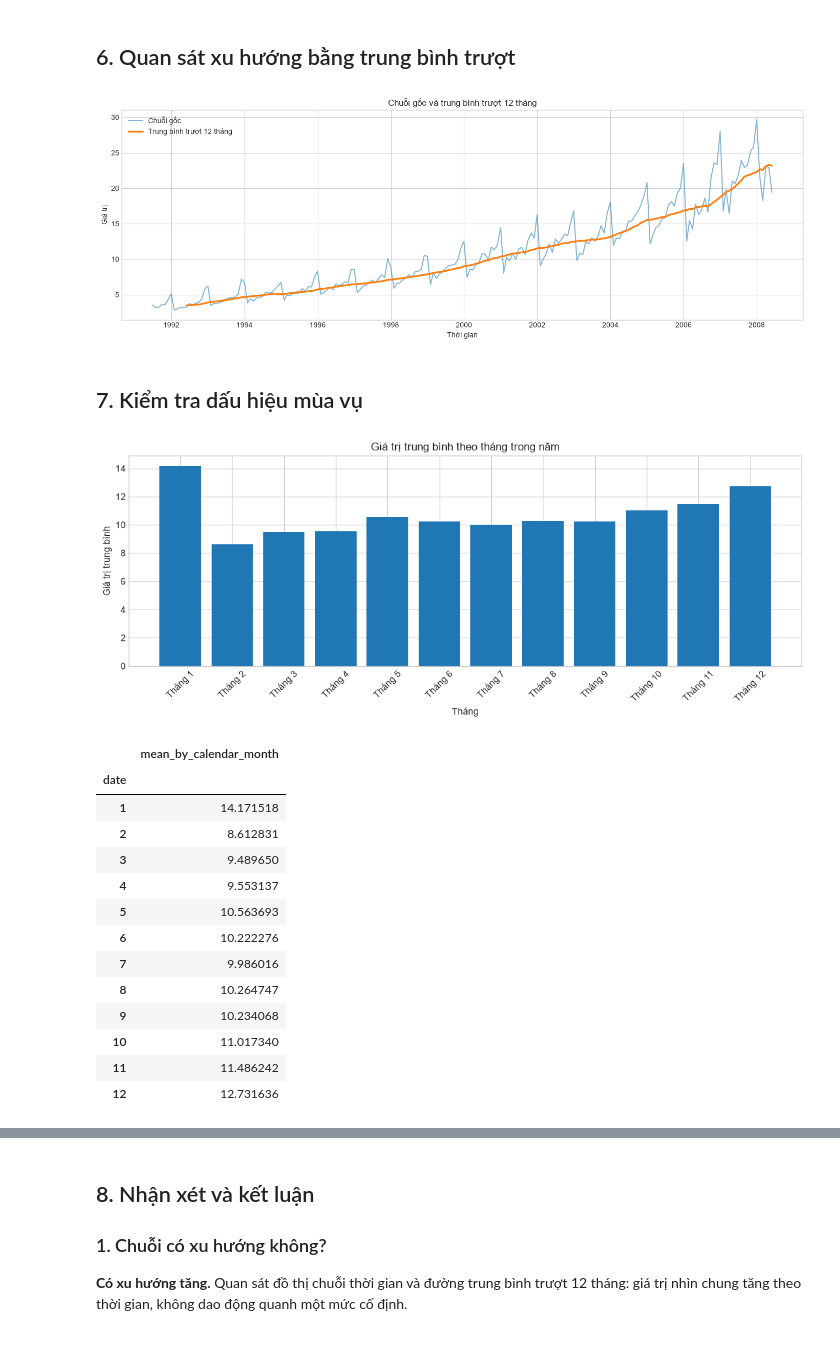
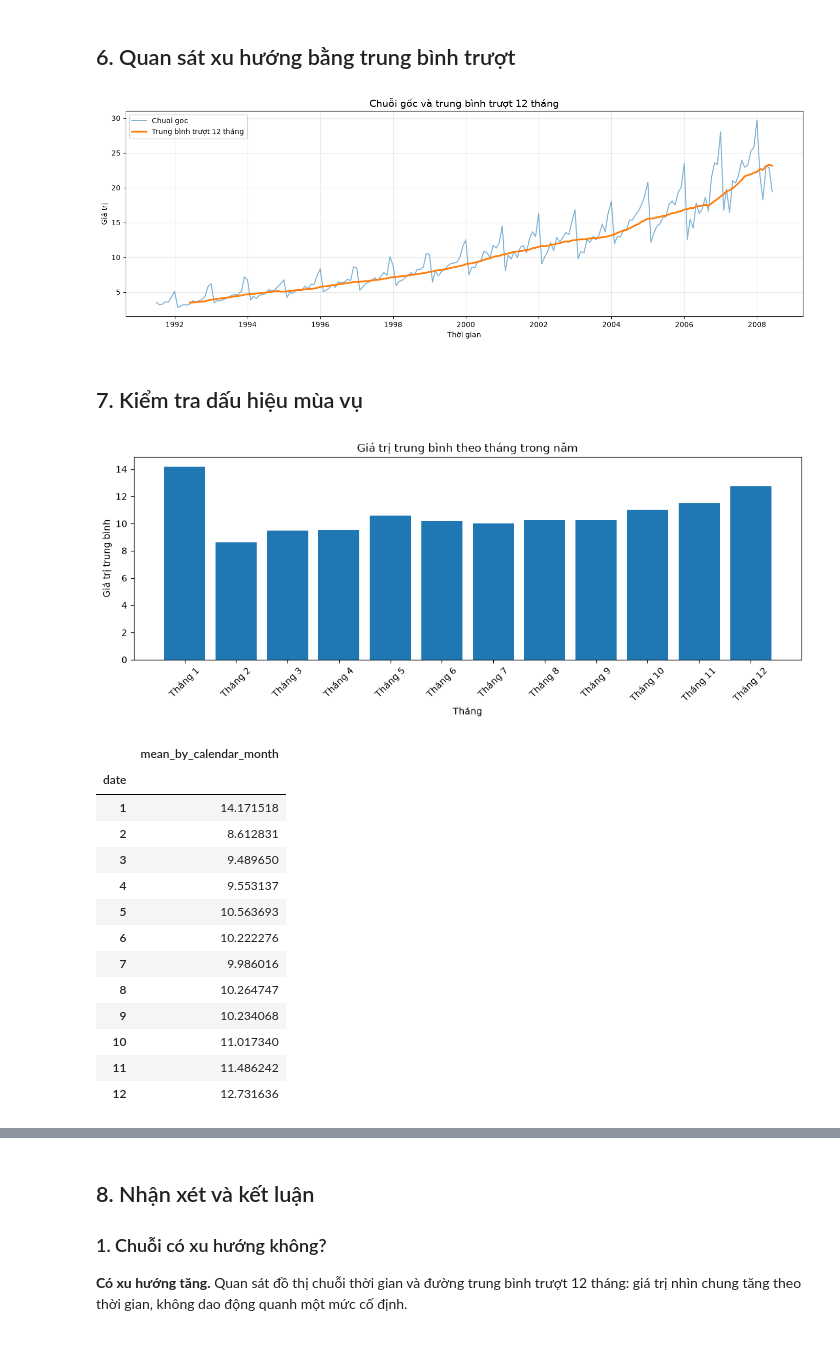
Before and after one commit to HoraCompany-VN/Times-Series-Gr3, a Jupyter notebook: Lab2/BT_Normal/Bài 1.ipynb, the cells around one changed output, grey strips where cells are left out. Cells and saved outputs as stored; diff of their text form; code cells hidden in the pictures.

```diff
--- a/Lab2/BT_Normal/Bài 1.ipynb
+++ b/Lab2/BT_Normal/Bài 1.ipynb
@@ -103,38 +106,45 @@ AttributeError: module 'matplotlib.pyplot' has no attribute 'subplodf'
 # %% [markdown]
 ## 6. Quan sát xu hướng bằng trung bình trượt
 # %%
-rolling_12 = df.rolling(window=12, min_periods=12).mean()
+# Tính trung bình trượt 12 tháng
+rolling_12 = df["value"].rolling(window=12, min_periods=12).mean()
 
-fig, ax = plt.subplodf(figsize=(14, 5))
-ax.plot(df.index, df.values, alpha=0.55, label="Chuỗi gốc")
-ax.plot(rolling_12.index, rolling_12.values, linewidth=2.5, label="Trung bình trượt 12 tháng")
-ax.set_title("Chuỗi gốc và trung bình trượt 12 tháng")
+# Vẽ biểu đồ
+fig, ax = plt.subplots(figsize=(14, 5))
+ax.plot(df.index, df["value"], alpha=0.55, label="Chuoi goc")
+ax.plot(rolling_12.index, rolling_12, linewidth=2.5, label="Trung bình trượt 12 tháng")
+ax.set_title("Chuỗi gốc và trung bình trượt 12 tháng", fontsize=14)
 ax.set_xlabel("Thời gian")
 ax.set_ylabel("Giá trị")
 ax.legend()
+ax.grid(True, alpha=0.3)
 plt.tight_layout()
 plt.show()
 # %% [output]
-[figure, old version]
+[figure, new version]
 # %% [markdown]
 ## 7. Kiểm tra dấu hiệu mùa vụ
 # %%
 # Trung bình theo tháng trong năm
-month_profile = df.groupby(df.index.month).mean()
+month_profile = df.groupby(df.index.month)["value"].mean()
+
 month_labels = ["Tháng " + str(m) for m in month_profile.index]
 
-fig, ax = plt.subplodf(figsize=(11, 4.5))
-ax.bar(month_labels, month_profile.values)
+fig, ax = plt.subplots(figsize=(11, 4.5))
+
+ax.bar(month_labels, month_profile.to_numpy())
+
 ax.set_title("Giá trị trung bình theo tháng trong năm")
 ax.set_xlabel("Tháng")
 ax.set_ylabel("Giá trị trung bình")
 ax.tick_params(axis="x", rotation=45)
+
 plt.tight_layout()
 plt.show()
 
 display(month_profile.to_frame("mean_by_calendar_month"))
 # %% [output]
-[figure, old version]
+[figure, new version]
 |  | mean_by_calendar_month |
 | date |  |
 | 1 | 14.171518 |
```
Also changed, not shown: parts of 2 cells of this notebook.
